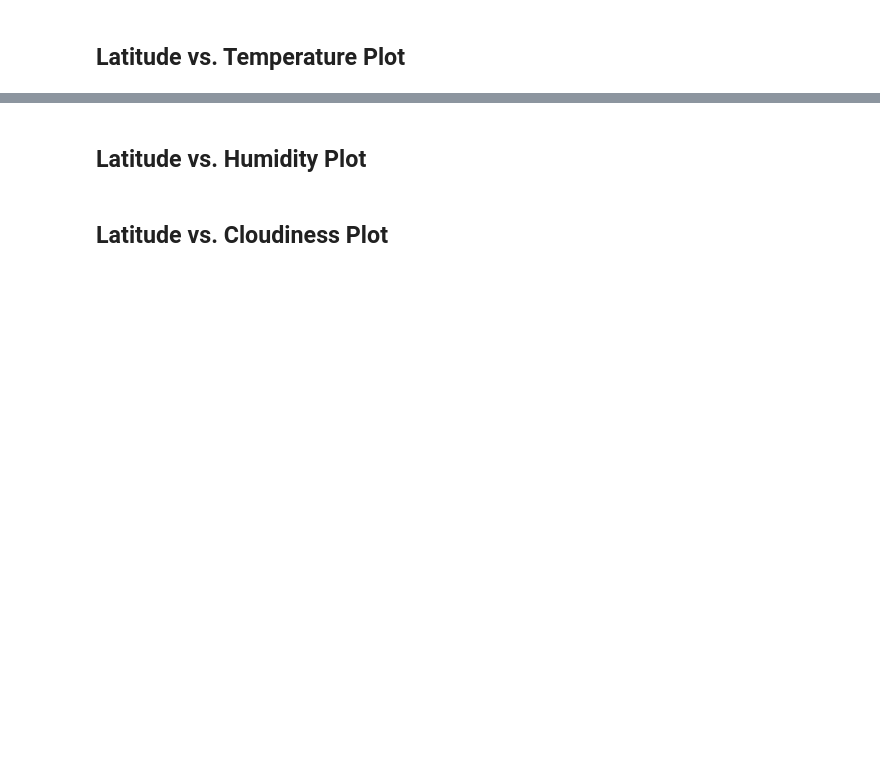
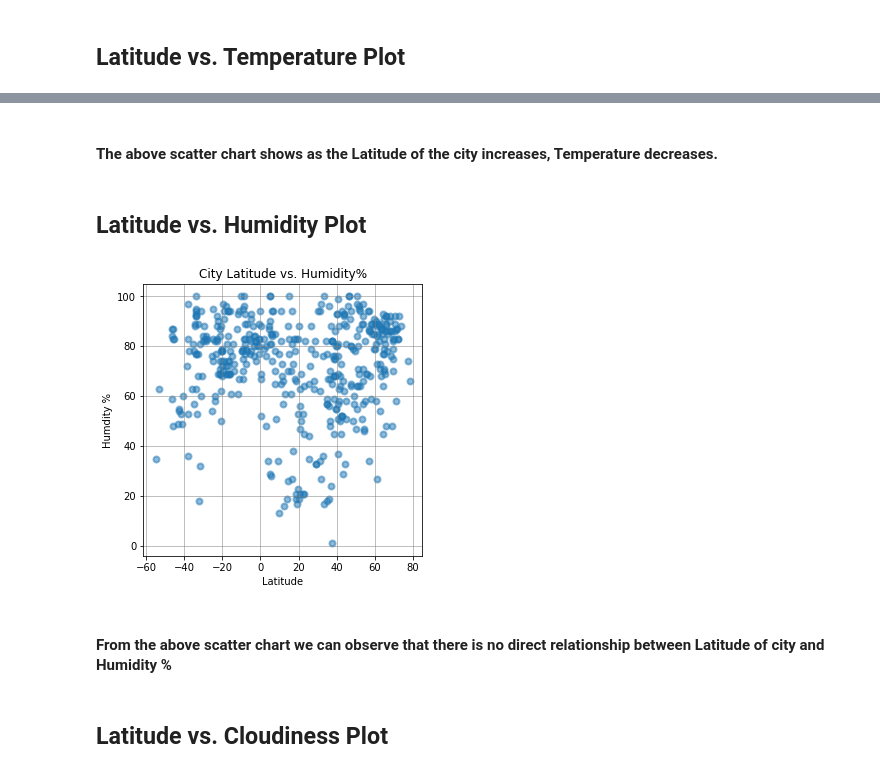
Before and after one commit to ronaldbmz/python-api-challenge, a Jupyter notebook: WeatherPy/WeatherPy.ipynb, the cells around one changed output, grey strips where cells are left out. Cells and saved outputs as stored; diff of their text form; code cells hidden in the pictures; blank space fills up the shorter version.

```diff
--- a/WeatherPy/WeatherPy.ipynb
+++ b/WeatherPy/WeatherPy.ipynb
@@ -137,4 +188,19 @@ Skip this step if there are no cities that have humidity > 100%.
+# %% [markdown]
+#### The above scatter chart shows as the Latitude of the city increases, Temperature decreases.
 # %% [markdown]
 ## Latitude vs. Humidity Plot
+# %%
+fig = plt.figure(figsize=(5,5))
+plt.scatter(api_data_df['Lat'],api_data_df['Humidity'],marker='o',alpha=0.5,linewidths=2,)
+plt.title('City Latitude vs. Humidity%')
+plt.xlabel('Latitude')
+plt.ylabel('Humdity %')
+plt.grid(linewidth='0.5', color='grey')
+plt.show()
+fig.savefig('lat_vs_hum.png')
+# %% [output]
+[figure, added]
+# %% [markdown]
+#### From the above scatter chart we can observe that there is no direct relationship between Latitude of city and Humidity %
 # %% [markdown]
 ## Latitude vs. Cloudiness Plot
```
Also changed, not shown: parts of 22 cells of this notebook, 5 other files.
